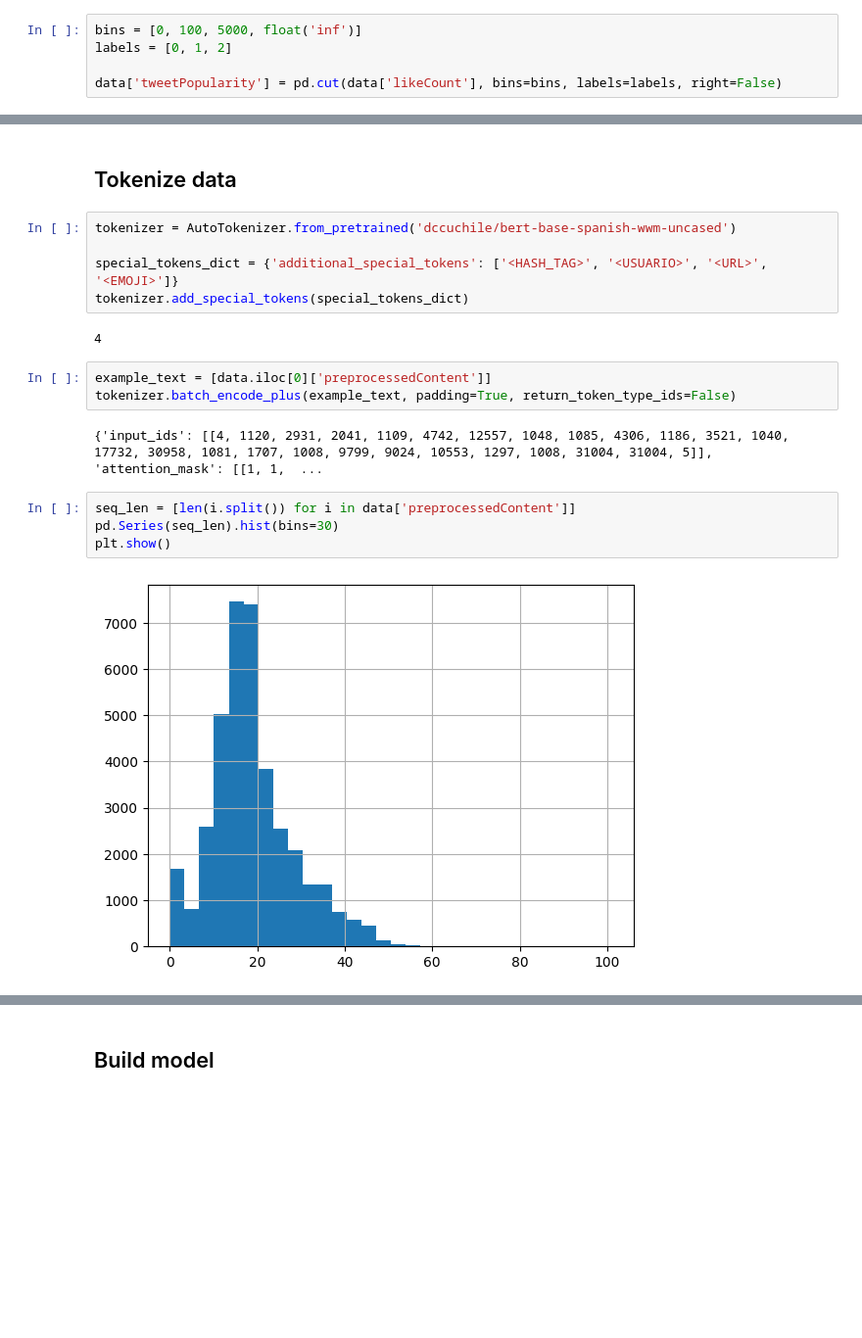
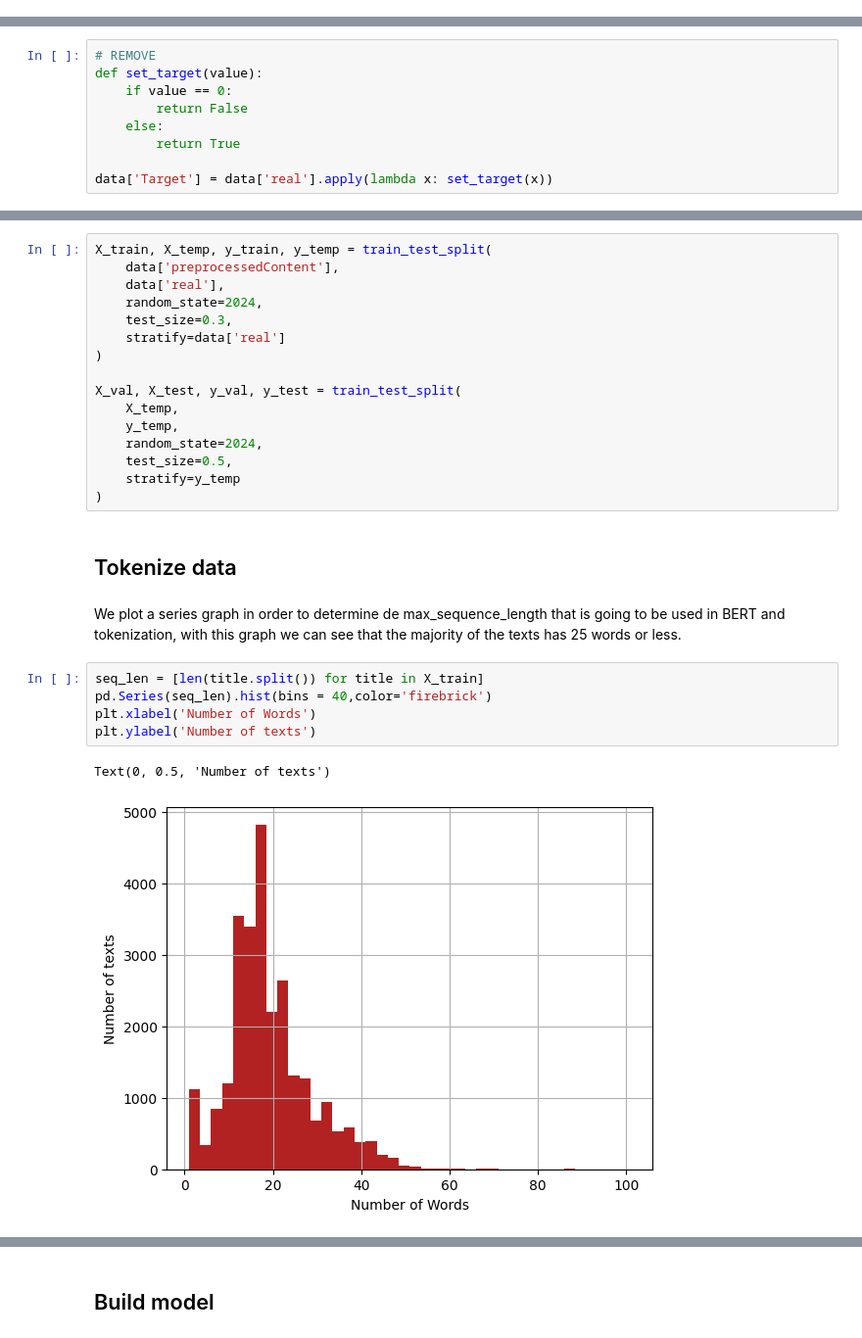
Before and after one commit to ravelinx22/machine-learning-project, a Jupyter notebook: neural_network.ipynb, the cells around one changed output, grey strips where cells are left out. Shown at 98% size. Cells and saved outputs as stored; diff of their text form; blank space fills up the shorter version.

```diff
--- a/neural_network.ipynb
+++ b/neural_network.ipynb
@@ -111,11 +113,6 @@ We are going to apply required transformations in order for the algorithms to in
 # %%
 data = data[data['retweetedTweet'] != True]
 data = data[data['quotedTweet'] != True]
-# %%
-bins = [0, 100, 5000, float('inf')]
-labels = [0, 1, 2]
-
-data['tweetPopularity'] = pd.cut(data['likeCount'], bins=bins, labels=labels, right=False)
 # %%
 data = data.drop(columns=[
   'retweetCount', 'quoteCount', 'likeCount', 'replyCount', 'site', 'retweetedTweet', 'quotedTweet'
@@ -138,5 +140,14 @@ def preprocess_text(text):
     text = re.sub(r'#\w+', '<HASH_TAG>', text)
 
     return text
+# %%
+# REMOVE
+def set_target(value):
+    if value == 0:
+        return False
+    else:
+        return True
+
+data['Target'] = data['real'].apply(lambda x: set_target(x))
 # %%
 data['preprocessedContent'] = data['rawContent'].apply(preprocess_text)
@@ -163,20 +175,28 @@ X_train, X_test, y_train, y_test = train_test_split(df_X, df_y, random_state=202
+# %%
+X_train, X_temp, y_train, y_temp = train_test_split(
+    data['preprocessedContent'],
+    data['real'],
+    random_state=2024,
+    test_size=0.3,
+    stratify=data['real']
+)
+
+X_val, X_test, y_val, y_test = train_test_split(
+    X_temp,
+    y_temp,
+    random_state=2024,
+    test_size=0.5,
+    stratify=y_temp
+)
 # %% [markdown]
 ## Tokenize data
-# %%
-tokenizer = AutoTokenizer.from_pretrained('dccuchile/bert-base-spanish-wwm-uncased')
-
-special_tokens_dict = {'additional_special_tokens': ['<HASH_TAG>', '<USUARIO>', '<URL>', '<EMOJI>']}
-tokenizer.add_special_tokens(special_tokens_dict)
-# %% [output]
-4
-# %%
-example_text = [data.iloc[0]['preprocessedContent']]
-tokenizer.batch_encode_plus(example_text, padding=True, return_token_type_ids=False)
-# %% [output]
-{'input_ids': [[4, 1120, 2931, 2041, 1109, 4742, 12557, 1048, 1085, 4306, 1186, 3521, 1040, 17732, 30958, 1081, 1707, 1008, 9799, 9024, 10553, 1297, 1008, 31004, 31004, 5]], 'attention_mask': [[1, 1,  ...
+# %% [markdown]
+We plot a series graph in order to determine de max_sequence_length that is going to be used in BERT and tokenization, with this graph we can see that the majority of the texts has 25 words or less.
 # %%
-seq_len = [len(i.split()) for i in data['preprocessedContent']]
-pd.Series(seq_len).hist(bins=30)
-plt.show()
+seq_len = [len(title.split()) for title in X_train]
+pd.Series(seq_len).hist(bins = 40,color='firebrick')
+plt.xlabel('Number of Words')
+plt.ylabel('Number of texts')
 # %% [output]
+Text(0, 0.5, 'Number of texts')
-[figure, old version]
+[figure, new version]
```
Also changed, not shown: parts of 62 cells of this notebook.
